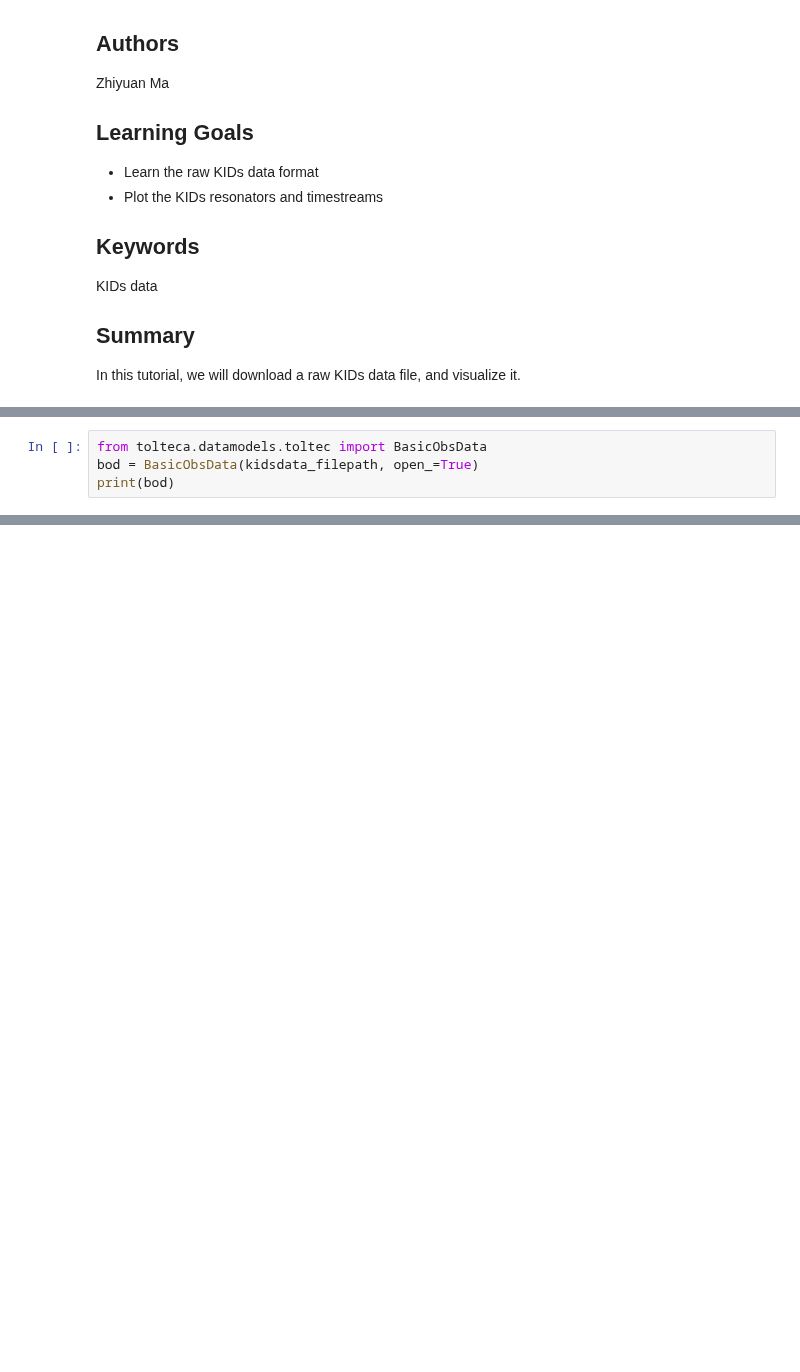
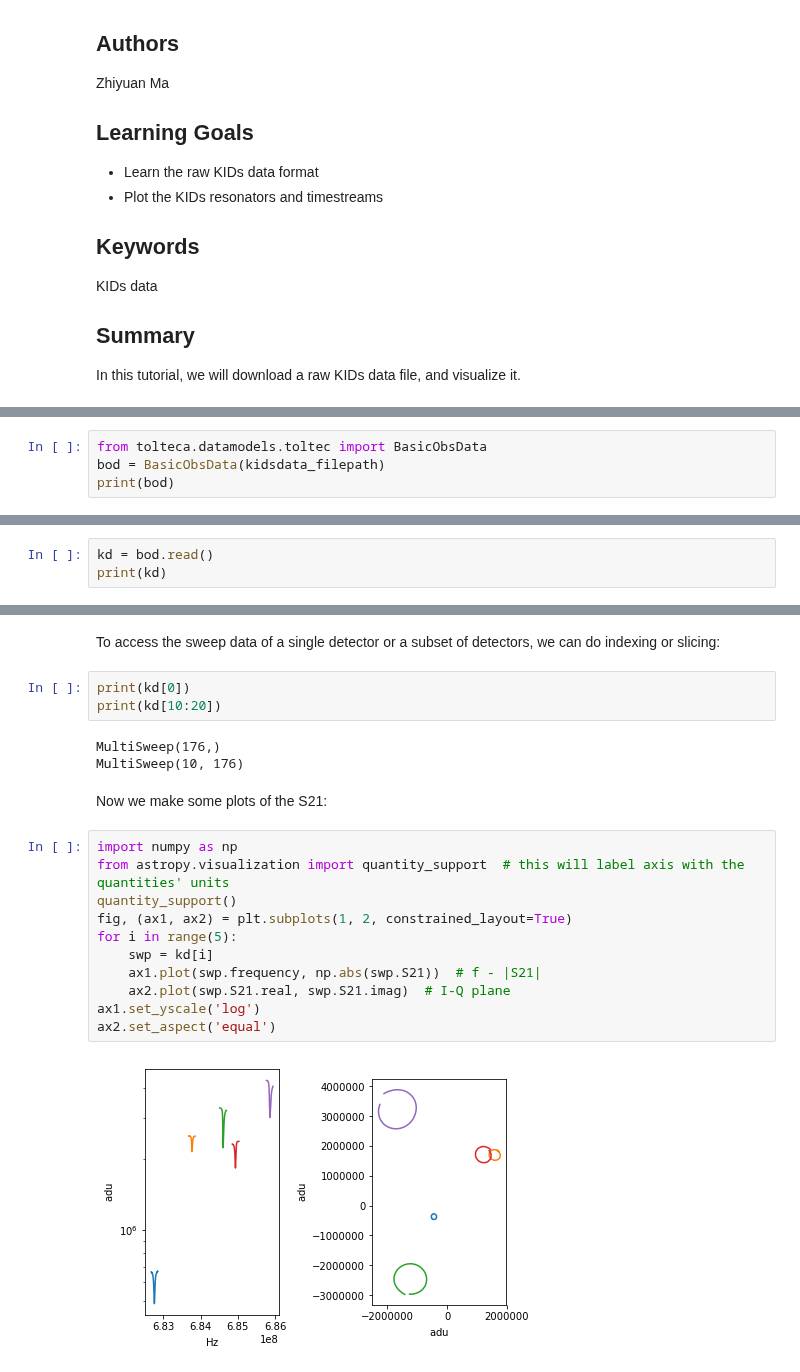
Before and after one commit to toltec-astro/tolteca_tutorials, a Jupyter notebook: tutorials/notebooks/basic_obs_data/basic_obs_data.ipynb, the cells around one changed output, grey strips where cells are left out. Cells and saved outputs as stored; diff of their text form; blank space fills up the shorter version.

```diff
--- a/tutorials/notebooks/basic_obs_data/basic_obs_data.ipynb
+++ b/tutorials/notebooks/basic_obs_data/basic_obs_data.ipynb
@@ -24,5 +34,5 @@ downloaded /var/folders/zc/33kgh8vx3z37kpp6xf84bzvm0000gn/T/astropy-download-231
 # %%
 from tolteca.datamodels.toltec import BasicObsData
-bod = BasicObsData(kidsdata_filepath, open_=True)
+bod = BasicObsData(kidsdata_filepath)
 print(bod)
 # %% [output]
@@ -29,0 +65,3 @@ ValueError: unable to parse meta from source FileLoc(/var/folders/zc/33kgh8vx3z3
+# %%
+kd = bod.read()
+print(kd)
@@ -29,0 +149,23 @@ ValueError: unable to parse meta from source FileLoc(/var/folders/zc/33kgh8vx3z3
+# %% [markdown]
+To access the sweep data of a single detector or a subset of detectors, we can do indexing or slicing:
+# %%
+print(kd[0])
+print(kd[10:20])
+# %% [output]
+MultiSweep(176,)
+MultiSweep(10, 176)
+# %% [markdown]
+Now we make some plots of the S21:
+# %%
+import numpy as np
+from astropy.visualization import quantity_support  # this will label axis with the quantities' units
+quantity_support()
+fig, (ax1, ax2) = plt.subplots(1, 2, constrained_layout=True)
+for i in range(5):
+    swp = kd[i]
+    ax1.plot(swp.frequency, np.abs(swp.S21))  # f - |S21|
+    ax2.plot(swp.S21.real, swp.S21.imag)  # I-Q plane
+ax1.set_yscale('log')
+ax2.set_aspect('equal')
+# %% [output]
+[figure, added]
```
Also changed, not shown: parts of 27 cells of this notebook, 4 other files.
